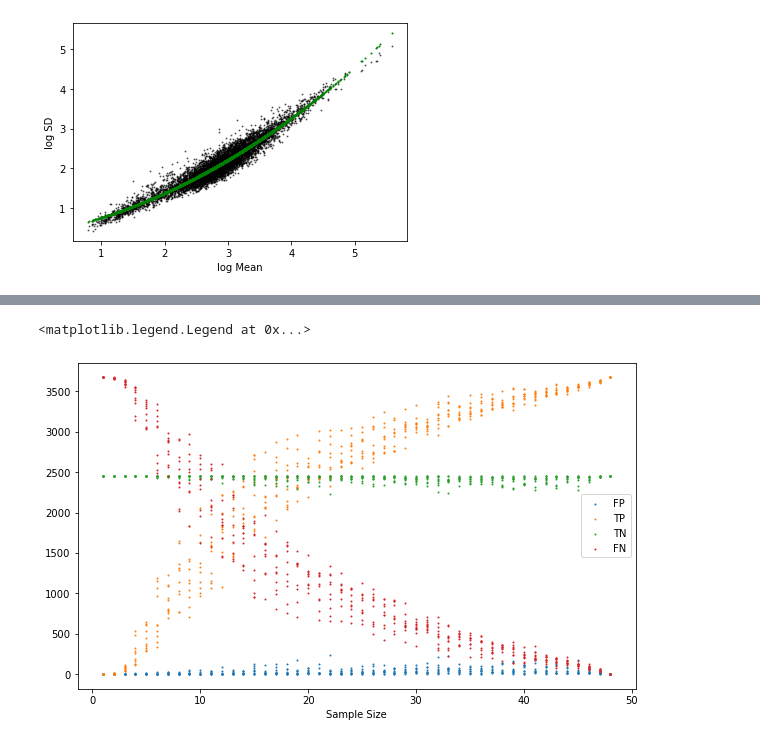
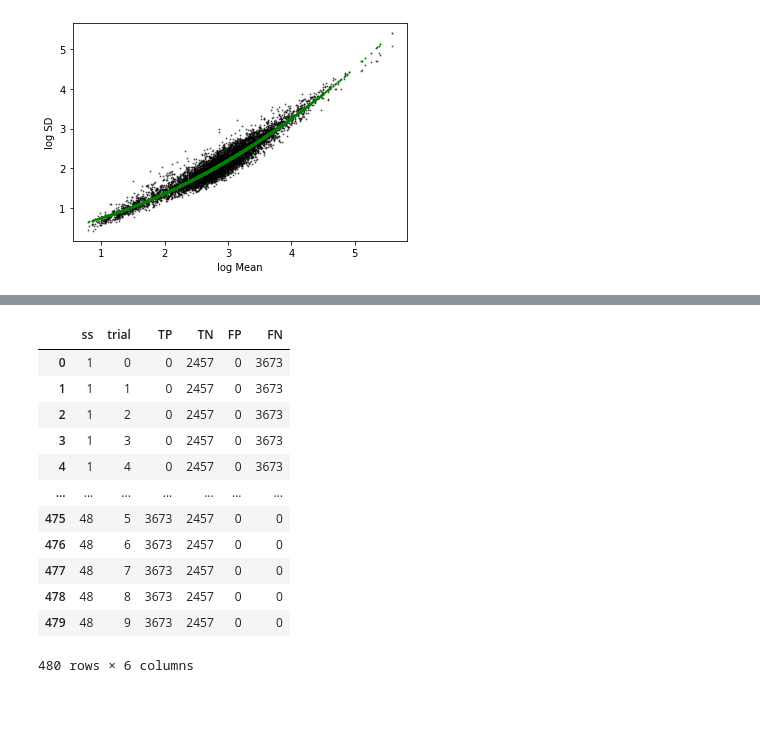
Before and after one commit to ucbmcb288/mcb288, a Jupyter notebook: RNAseq_Replication/MCB288_Barton_2022_nb4.ipynb, the cells around one changed output, grey strips where cells are left out. Drawn from its saved outputs; the diff is of its cells as text; code cells hidden in the pictures; blank space fills up the shorter version.

```diff
--- a/RNAseq_Replication/MCB288_Barton_2022_nb4.ipynb
+++ b/RNAseq_Replication/MCB288_Barton_2022_nb4.ipynb
@@ -220,11 +180,0 @@ de = pd.DataFrame(data=data,columns=['ss','trial','TP','TN','FP','FN'])
-# %%
-plt.figure(figsize=(10,6))
-plt.scatter(de.ss,de.FP,label='FP',s=1)
-plt.scatter(de.ss,de.TP,label='TP',s=1)
-plt.scatter(de.ss,de.TN,label='TN',s=1)
-plt.scatter(de.ss,de.FN,label='FN',s=1)
-plt.xlabel('Sample Size')
-plt.legend()
-# %% [output]
-<matplotlib.legend.Legend at 0x...>
-[figure, removed]
@@ -230,0 +218,16 @@ plt.legend()
+# %%
+de
+# %% [output]
+|  | ss | trial | TP | TN | FP | FN |
+| 0 | 1 | 0 | 0 | 2457 | 0 | 3673 |
+| 1 | 1 | 1 | 0 | 2457 | 0 | 3673 |
+| 2 | 1 | 2 | 0 | 2457 | 0 | 3673 |
+| 3 | 1 | 3 | 0 | 2457 | 0 | 3673 |
+| 4 | 1 | 4 | 0 | 2457 | 0 | 3673 |
+| ... | ... | ... | ... | ... | ... | ... |
+| 475 | 48 | 5 | 3673 | 2457 | 0 | 0 |
+| 476 | 48 | 6 | 3673 | 2457 | 0 | 0 |
+| 477 | 48 | 7 | 3673 | 2457 | 0 | 0 |
+| 478 | 48 | 8 | 3673 | 2457 | 0 | 0 |
+| 479 | 48 | 9 | 3673 | 2457 | 0 | 0 |
+480 rows × 6 columns
```
Also changed, not shown: parts of 13 cells of this notebook.
